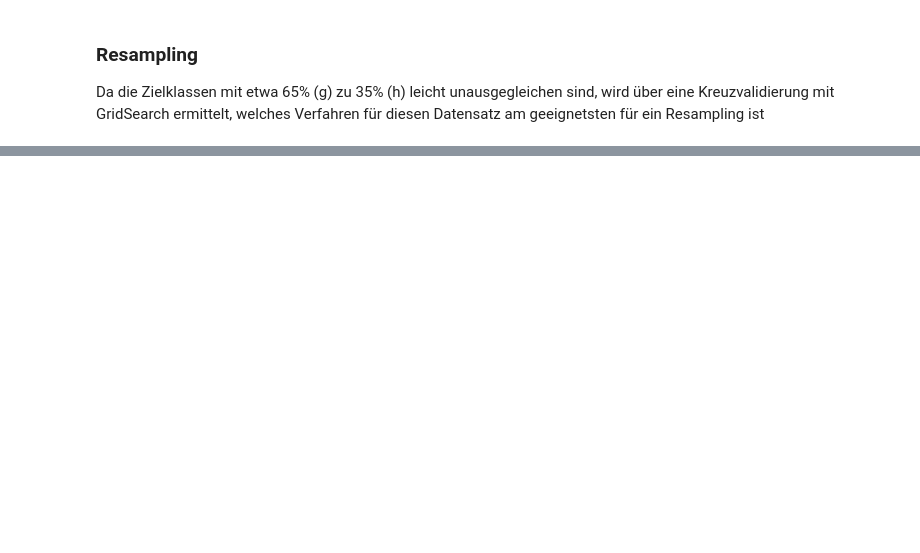
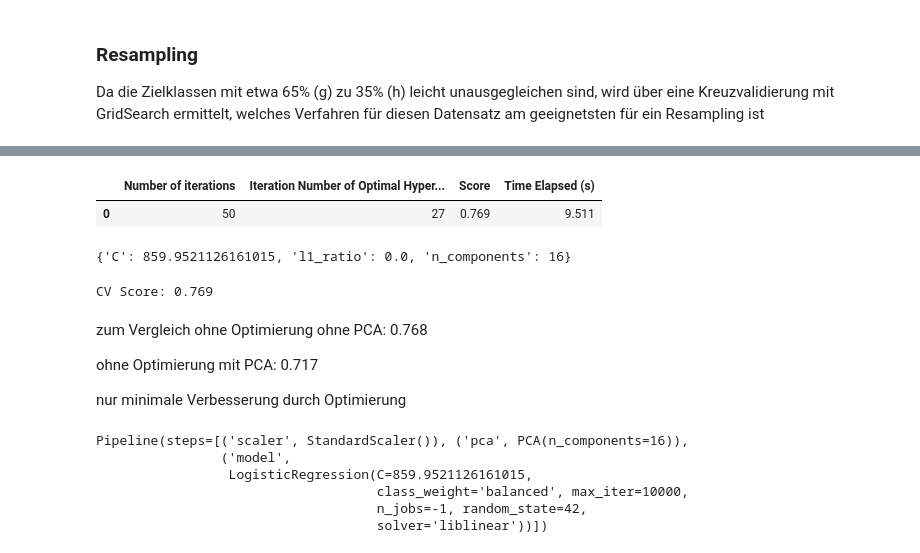
Before and after one commit to k-skupin/MAGIC-Gamma-Telescope, a Jupyter notebook: notebooks/Gamma_models.ipynb, the cells around one changed output, grey strips where cells are left out. Cells and saved outputs as stored; diff of their text form; code cells hidden in the pictures; blank space fills up the shorter version.

Commit message:
Änderung auf einzelnen Scorer

```diff
--- a/notebooks/Gamma_models.ipynb
+++ b/notebooks/Gamma_models.ipynb
@@ -110,0 +594,11 @@ Error:
+# %%
+# Ausgabe des Ergebnisses
+results_bayesian_log_reg
+# %% [output]
+|  | Number of iterations | Iteration Number of Optimal Hyper... | Score | Time Elapsed (s) |
+| 0 | 50 | 27 | 0.769 | 9.511 |
+# %%
+# Ausgabe der besten Parameter
+study_log_reg.best_params
+# %% [output]
+{'C': 859.9521126161015, 'l1_ratio': 0.0, 'n_components': 16}
@@ -110,0 +612,26 @@ Error:
+# %%
+cv_log_reg_bo = cross_val_score(estimator= log_reg_pipe_bo,
+                            X=features_train,
+                            y=target_train,
+                            cv=cv,
+                            scoring=scoring["tpr_fpr_020"],
+                            n_jobs=-1)
+#print(cv_log_reg_bo.mean())
+print(f"CV Score: {cv_log_reg_bo.mean():.3f}")
+# %% [output]
+CV Score: 0.769
+# %% [markdown]
+zum Vergleich ohne Optimierung ohne PCA: 0.768
+
+ohne Optimierung mit PCA: 0.717
+
+nur minimale Verbesserung durch Optimierung
+# %%
+log_reg_pipe_bo.fit(features_train, target_train)
+# %% [output]
+Pipeline(steps=[('scaler', StandardScaler()), ('pca', PCA(n_components=16)),
+                ('model',
+                 LogisticRegression(C=859.9521126161015,
+                                    class_weight='balanced', max_iter=10000,
+                                    n_jobs=-1, random_state=42,
+                                    solver='liblinear'))])
```
Also changed, not shown: parts of 54 cells of this notebook, 9 other files.
